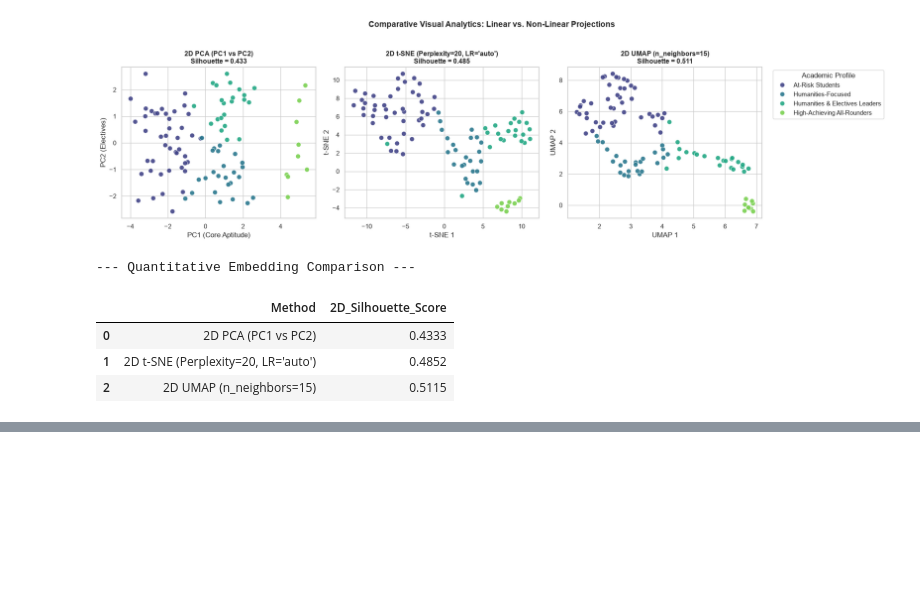
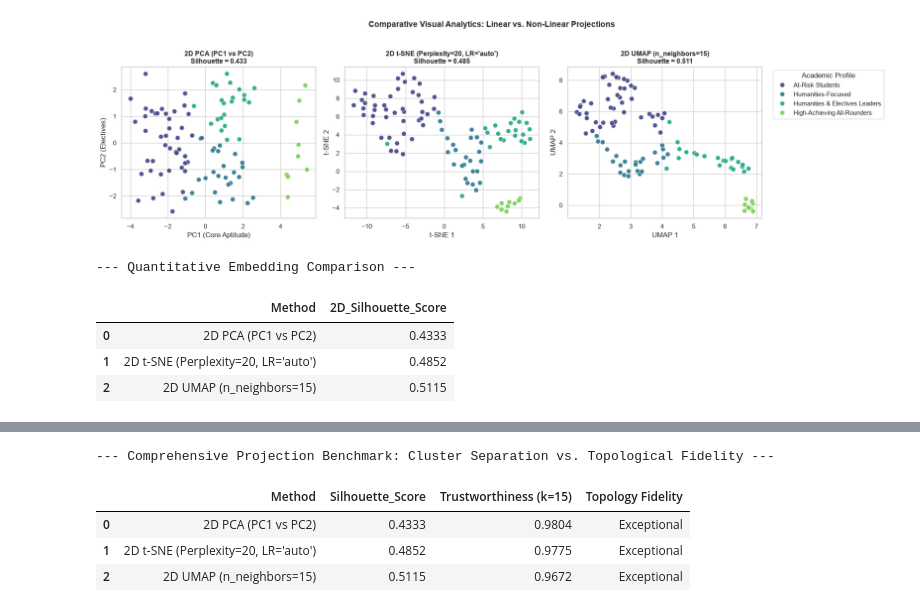
Before and after one commit to imrup9/Dimensionality-Reduction, a Jupyter notebook: 03_tSNE_Analysis.ipynb, the cells around one changed output, grey strips where cells are left out. Saved outputs shown, nothing was run; the diff lists cells and outputs as text; code cells hidden in the pictures; blank space fills up the shorter version.

```diff
--- a/03_tSNE_Analysis.ipynb
+++ b/03_tSNE_Analysis.ipynb
@@ -249,3 +255,28 @@ pd.DataFrame(benchmark_rows)
+# %%
+# Compute Trustworthiness (k=15) across projections
+from sklearn.manifold import trustworthiness
+
+benchmark_detailed = []
+
+for title, emb, xlabel, ylabel in comparisons:
+    sil = silhouette_score(emb, df["Cluster"])
+    trust = trustworthiness(X_scaled, emb, n_neighbors=15)
+    benchmark_detailed.append({
+        "Method": title,
+        "Silhouette_Score": round(float(sil), 4),
+        "Trustworthiness (k=15)": round(float(trust), 4),
+        "Topology Fidelity": "Exceptional" if trust > 0.95 else "Moderate"
+    })
+
+eval_df = pd.DataFrame(benchmark_detailed)
+print("--- Comprehensive Projection Benchmark: Cluster Separation vs. Topological Fidelity ---")
+display(eval_df)
+# %% [output]
+--- Comprehensive Projection Benchmark: Cluster Separation vs. Topological Fidelity ---
+|  | Method | Silhouette_Score | Trustworthiness (k=15) | Topology Fidelity |
+| 0 | 2D PCA (PC1 vs PC2) | 0.4333 | 0.9804 | Exceptional |
+| 1 | 2D t-SNE (Perplexity=20, LR='auto') | 0.4852 | 0.9775 | Exceptional |
+| 2 | 2D UMAP (n_neighbors=15) | 0.5115 | 0.9672 | Exceptional |
 # %%
 # Interactive 2D t-SNE Plot (Plotly — hover to inspect individual student grades)
 fig_tsne = px.scatter(
```
Also changed, not shown: parts of 1 cell of this notebook, 5 other files.
